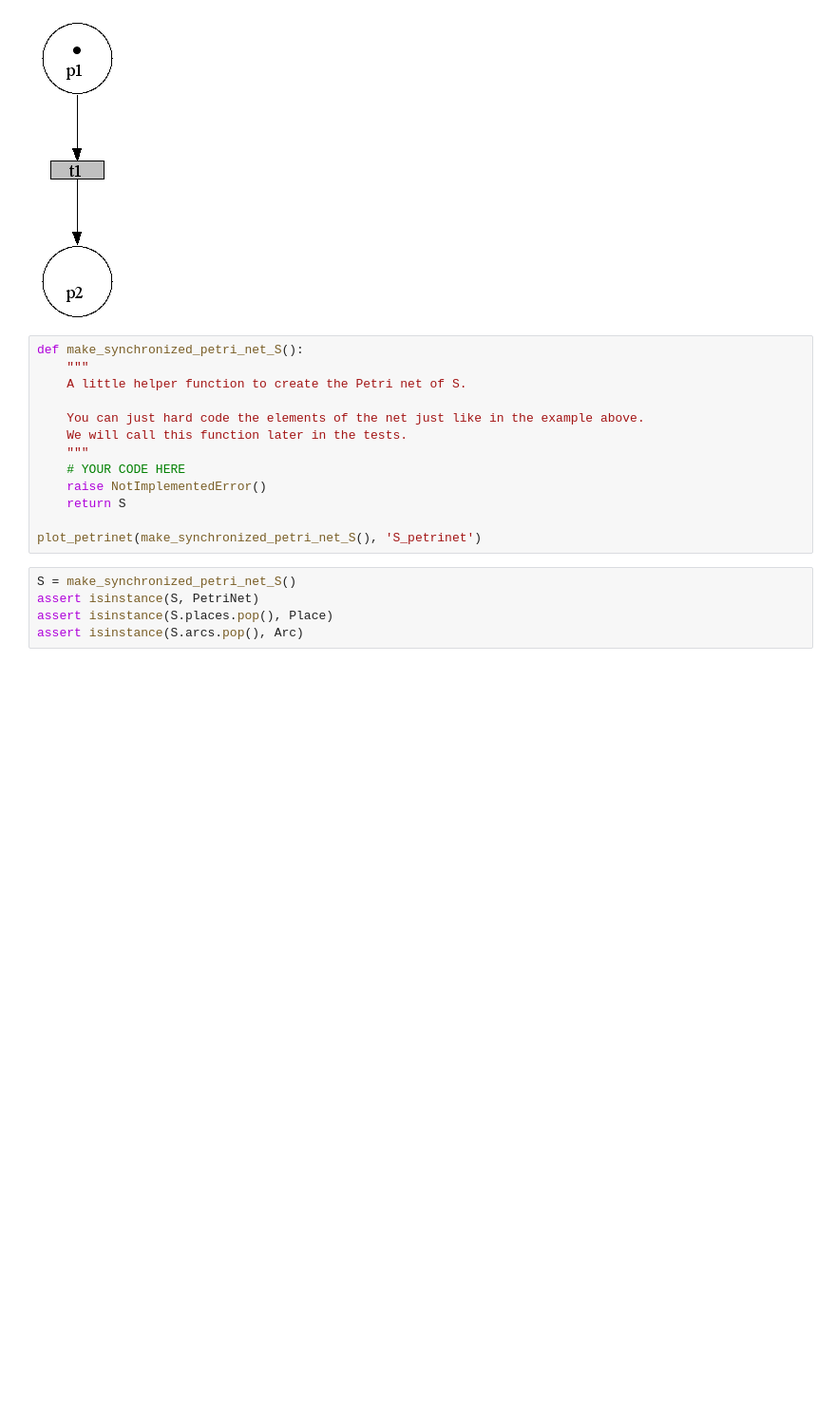
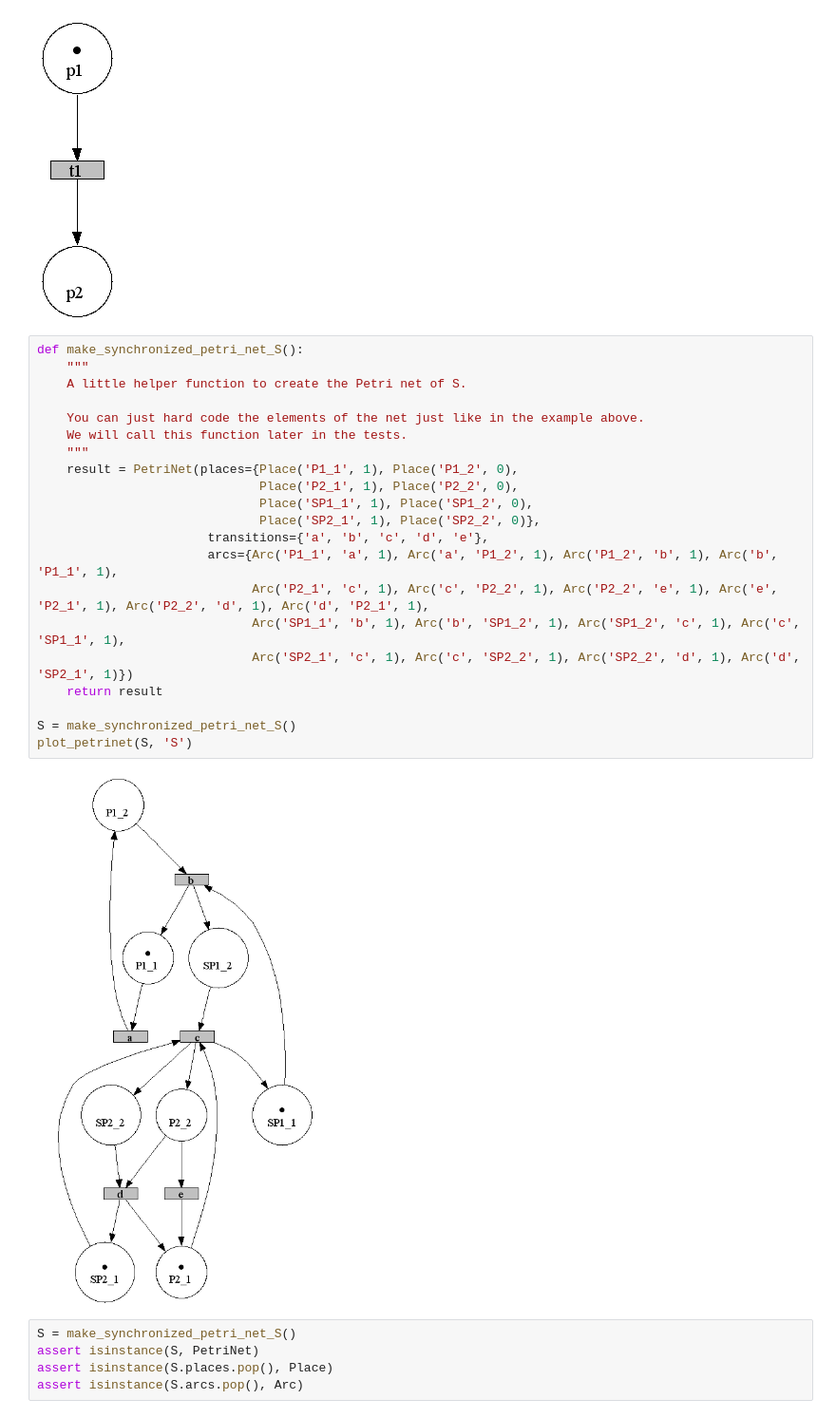
Before and after one commit to lucasrm25/Discrete-Event-Systems-SSY165, a Jupyter notebook: Assignment_1/sync_and_reach.ipynb, the cells around one changed output. Shown: that part at 95% size. Drawn from its saved outputs; the diff is of its cells as text; blank space fills up the shorter version.

Commit message:
Report finished. Functions for creating synchronized automatons, Petri nets and reachability graphs. It is still missing code explanation and comments

```diff
--- a/Assignment_1/sync_and_reach.ipynb
+++ b/Assignment_1/sync_and_reach.ipynb
@@ -537,19 +537,29 @@ example = PetriNet(places={Place('p1', 1), Place('p2', 0)},
 plot_petrinet(example, 'example')
 # %% [output]
 [figure]
-# %%
-def make_synchronized_petri_net_S():
-    """
-    A little helper function to create the Petri net of S.
-
-    You can just hard code the elements of the net just like in the example above.
-    We will call this function later in the tests.
-    """
-    # YOUR CODE HERE
-    raise NotImplementedError()
-    return S
-
-plot_petrinet(make_synchronized_petri_net_S(), 'S_petrinet')
+# %%
+def make_synchronized_petri_net_S():
+    """
+    A little helper function to create the Petri net of S.
+
+    You can just hard code the elements of the net just like in the example above.
+    We will call this function later in the tests.
+    """
+    result = PetriNet(places={Place('P1_1', 1), Place('P1_2', 0),
+                              Place('P2_1', 1), Place('P2_2', 0),
+                              Place('SP1_1', 1), Place('SP1_2', 0),
+                              Place('SP2_1', 1), Place('SP2_2', 0)},
+                       transitions={'a', 'b', 'c', 'd', 'e'},
+                       arcs={Arc('P1_1', 'a', 1), Arc('a', 'P1_2', 1), Arc('P1_2', 'b', 1), Arc('b', 'P1_1', 1),
+                             Arc('P2_1', 'c', 1), Arc('c', 'P2_2', 1), Arc('P2_2', 'e', 1), Arc('e', 'P2_1', 1), Arc('P2_2', 'd', 1), Arc('d', 'P2_1', 1),
+                             Arc('SP1_1', 'b', 1), Arc('b', 'SP1_2', 1), Arc('SP1_2', 'c', 1), Arc('c', 'SP1_1', 1),
+                             Arc('SP2_1', 'c', 1), Arc('c', 'SP2_2', 1), Arc('SP2_2', 'd', 1), Arc('d', 'SP2_1', 1)})
+    return result
+
+S = make_synchronized_petri_net_S()
+plot_petrinet(S, 'S')
+# %% [output]
+[figure, added]
 # %%
 S = make_synchronized_petri_net_S()
 assert isinstance(S, PetriNet)
```
Also changed, not shown: parts of 22 cells of this notebook, 2 other files.
